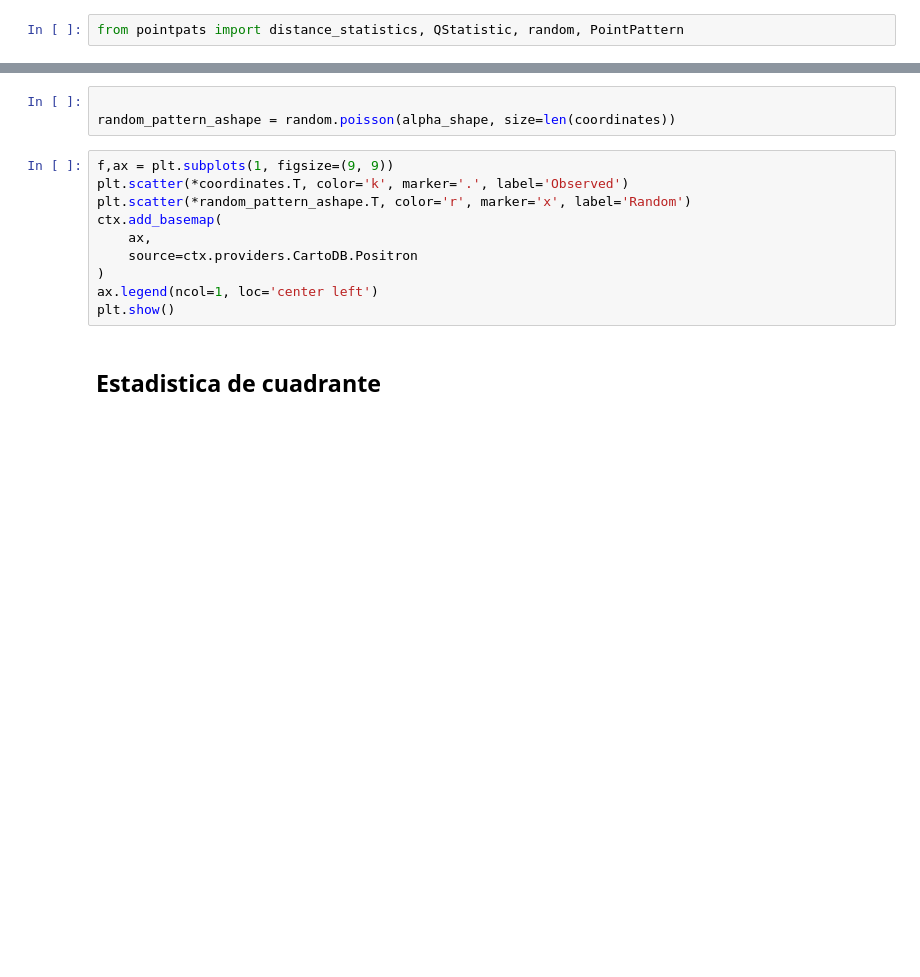
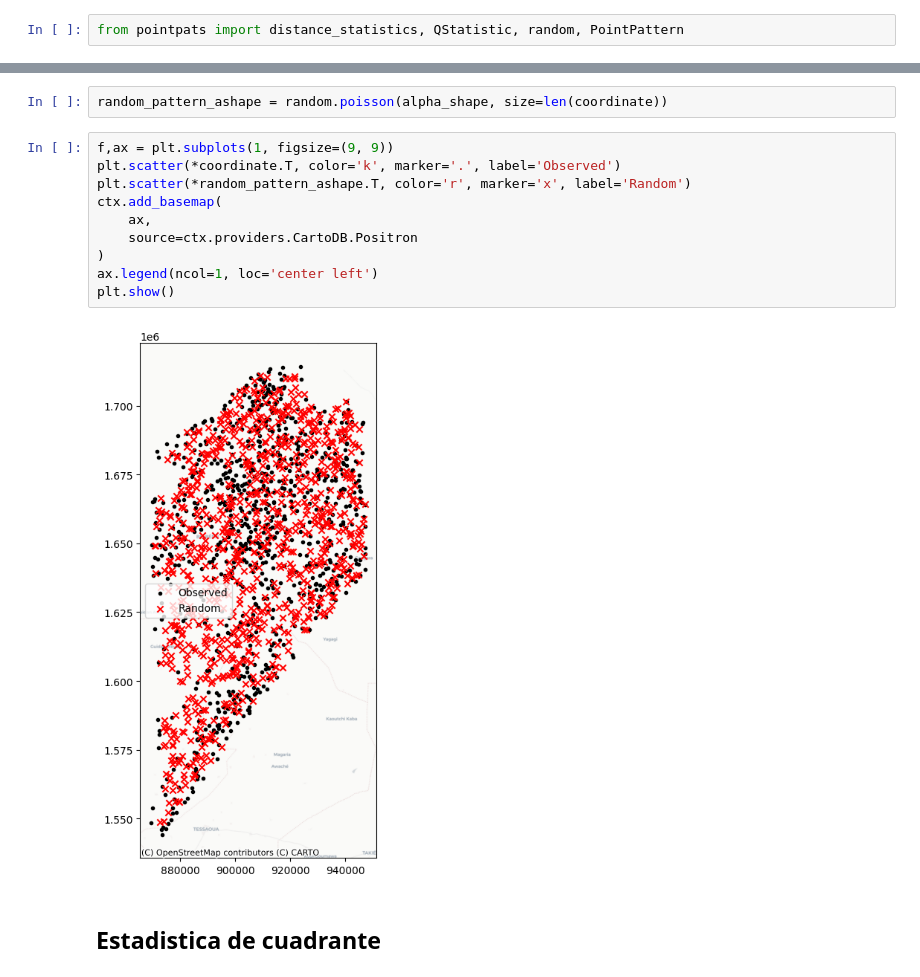
Before and after one commit to Anggarciaar/Proyecto_AnalisisGeoespacial, a Jupyter notebook: analisis_de_puntos.ipynb, the cells around one changed output, grey strips where cells are left out. Saved outputs shown, nothing was run; the diff lists cells and outputs as text; blank space fills up the shorter version.

```diff
--- a/analisis_de_puntos.ipynb
+++ b/analisis_de_puntos.ipynb
@@ -316,16 +317,17 @@ plt.show()
 # %%
-
-random_pattern_ashape = random.poisson(alpha_shape, size=len(coordinates))
+random_pattern_ashape = random.poisson(alpha_shape, size=len(coordinate))
 # %%
 f,ax = plt.subplots(1, figsize=(9, 9))
-plt.scatter(*coordinates.T, color='k', marker='.', label='Observed')
+plt.scatter(*coordinate.T, color='k', marker='.', label='Observed')
 plt.scatter(*random_pattern_ashape.T, color='r', marker='x', label='Random')
 ctx.add_basemap(
     ax,
     source=ctx.providers.CartoDB.Positron
 )
 ax.legend(ncol=1, loc='center left')
 plt.show()
+# %% [output]
+[figure, added]
 # %% [markdown]
 ## Estadistica de cuadrante
 # %%
```
Also changed, not shown: parts of 18 cells of this notebook.
